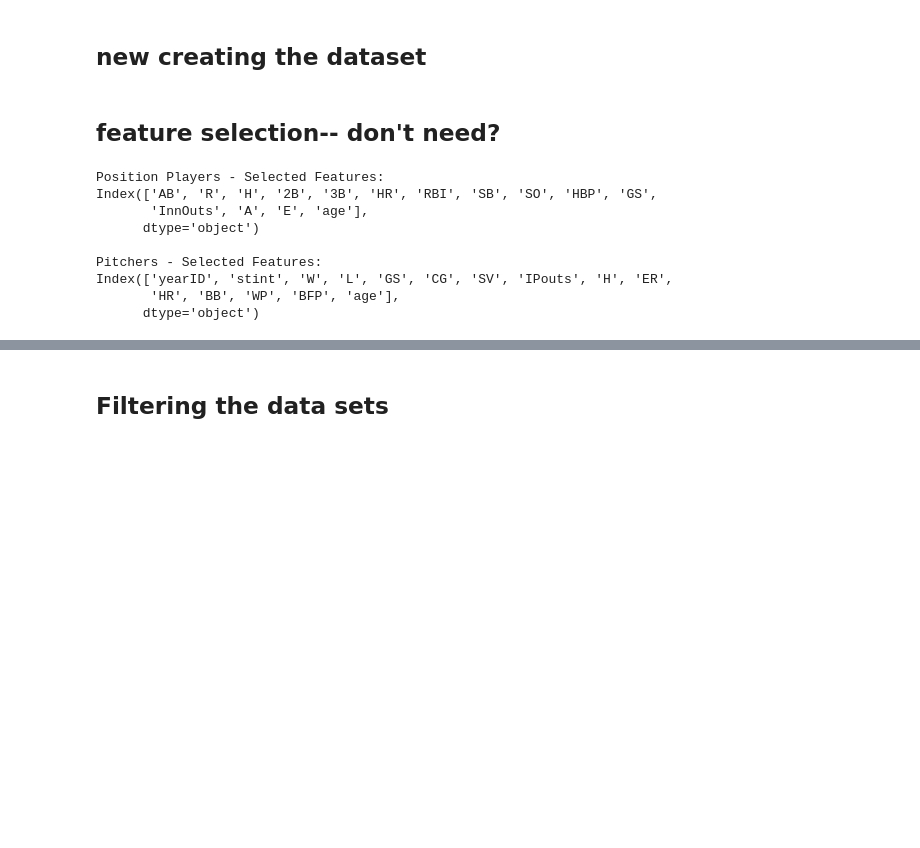
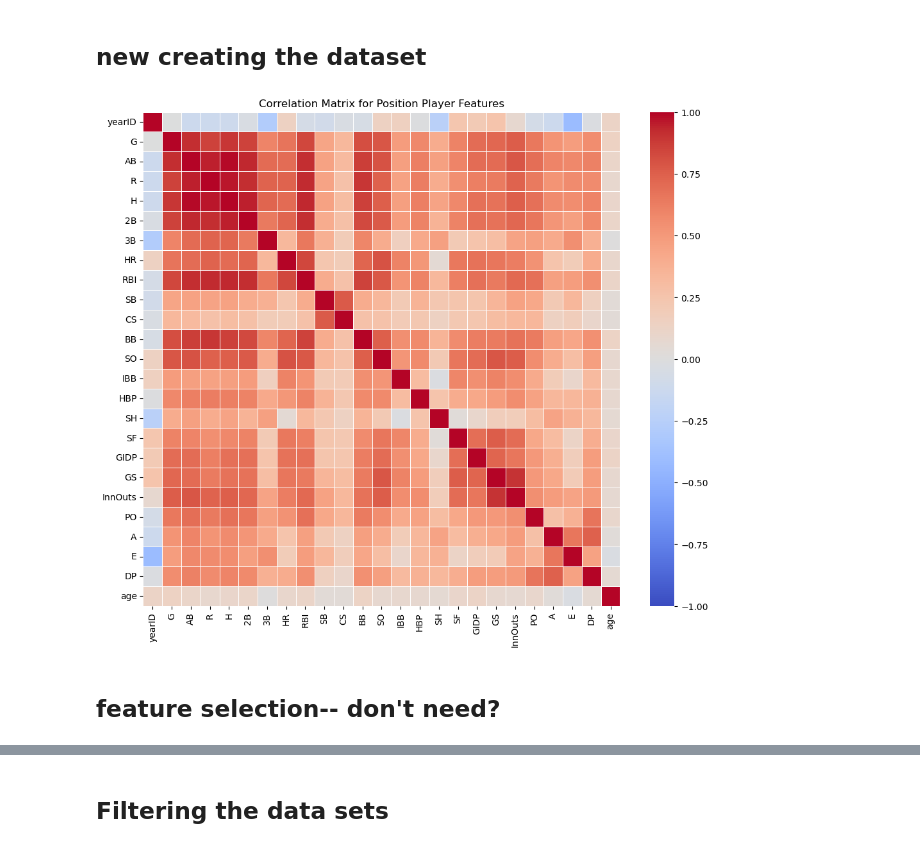
Before and after one commit to kwilliams380/6740project, a Jupyter notebook: survival_analysis.ipynb, the cells around one changed output, grey strips where cells are left out. Saved outputs shown, nothing was run; the diff lists cells and outputs as text; code cells hidden in the pictures; blank space fills up the shorter version.

```diff
--- a/survival_analysis.ipynb
+++ b/survival_analysis.ipynb
@@ -206,81 +206,42 @@ position_players_grouped = (
         'RBI': 'sum',  # Sum runs batted in
         'SB': 'sum',  # Sum chosen SB
         'CS': 'sum',  # Sum chosen CS
         'BB': 'sum',  # Sum walks
         'SO': 'sum',  # Sum strikeouts
         'IBB': 'sum',  # Sum intentional walks
         'HBP': 'sum',  # Sum hit by pitches
         'SH': 'sum',  # Sum sacrifice hits
         'SF': 'sum',  # Sum sacrifice flies
         'GIDP': 'sum',  # Sum grounded into double plays
         'GS': 'sum',  # Sum games started (fielding)
         'InnOuts': 'sum',  # Sum innings played (fielding)
         'PO': 'sum',  # Sum putouts
         'A': 'sum',  # Sum assists
         'E': 'sum',  # Sum errors
         'DP': 'sum',  # Sum double plays
         'age': 'first'  # Keep the player's age for that season
     })
     .reset_index()  # Reset the index for a clean dataframe
 )
 
 
 position_players_grouped.to_csv('position_players.csv', index=False)
 
+# correlation matrix
+numeric_cols = position_players_grouped.select_dtypes(include=['number']).columns
+corr_matrix = position_players_grouped[numeric_cols].corr()
+plt.figure(figsize=(12, 10))
+sns.heatmap(corr_matrix, cmap="coolwarm", fmt=".2f", linewidths=0.5, vmin=-1, vmax=1)
+plt.title('Correlation Matrix for Position Player Features')
+plt.show()
+
 # Merge pitching stats with player info to calculate age
 pitchers = pd.merge(pitching, players, on='playerID', how='left')
 pitchers['age'] = pitchers['yearID'] - pitchers['birthYear']
 pitchers.drop(columns=['birthYear'], inplace=True)
 
 pitchers.to_csv('pitchers_dataframe.csv')
+# %% [output]
+[figure, added]
 # %% [markdown]
 ## feature selection-- don't need?
-# %%
-# Feature Selection for Position Players
-if not position_players_grouped.empty:
-    # Fill NaN values with 0 or mean to avoid dropping columns
-    X_pos = position_players_grouped.select_dtypes(include=[np.number]).fillna(0)  # Fills NaNs with 0
-
-    # Perform feature selection with a random target
-    selector_pos = SelectKBest(score_func=f_regression, k=15)
-    selector_pos.fit(X_pos, np.random.rand(len(X_pos)))  # Use random target as placeholder
-    selected_features_pos = X_pos.columns[selector_pos.get_support(indices=True)]
-
-    print("\nPosition Players - Selected Features:")
-    print(selected_features_pos)
-
-    # Plot correlation matrix of selected features for position players
-    # plt.figure(figsize=(10, 8))
-    # sns.heatmap(X_pos[selected_features_pos].corr(), annot=False, cmap="coolwarm", cbar=True)
-    # plt.title("Correlation Matrix of Selected Features for Position Players")
-    # plt.show()
-
-
-# Feature Selection for Pitchers
-if not pitchers.empty:
-    # Fill NaN values with 0 to avoid dropping columns
-    X_pitch = pitchers.select_dtypes(include=[np.number]).fillna(0)
-
-    # Perform feature selection with a random target
-    selector_pitch = SelectKBest(score_func=f_regression, k=15)
-    selector_pitch.fit(X_pitch, np.random.rand(len(X_pitch)))  # Use random target as placeholder
-    selected_features_pitch = X_pitch.columns[selector_pitch.get_support(indices=True)]
-
-    print("\nPitchers - Selected Features:")
-    print(selected_features_pitch)
-
-    # Plot correlation matrix of selected features for pitchers
-    # plt.figure(figsize=(10, 8))
-    # sns.heatmap(X_pitch[selected_features_pitch].corr(), annot=False, cmap="coolwarm", cbar=True)
-    # plt.title("Correlation Matrix of Selected Features for Pitchers")
-    # plt.show()
-# %% [output]
-Position Players - Selected Features:
-Index(['AB', 'R', 'H', '2B', '3B', 'HR', 'RBI', 'SB', 'SO', 'HBP', 'GS',
-       'InnOuts', 'A', 'E', 'age'],
-      dtype='object')
-
-Pitchers - Selected Features:
-Index(['yearID', 'stint', 'W', 'L', 'GS', 'CG', 'SV', 'IPouts', 'H', 'ER',
-       'HR', 'BB', 'WP', 'BFP', 'age'],
-      dtype='object')
```
Also changed, not shown: parts of 15 cells of this notebook, 3 other files.
